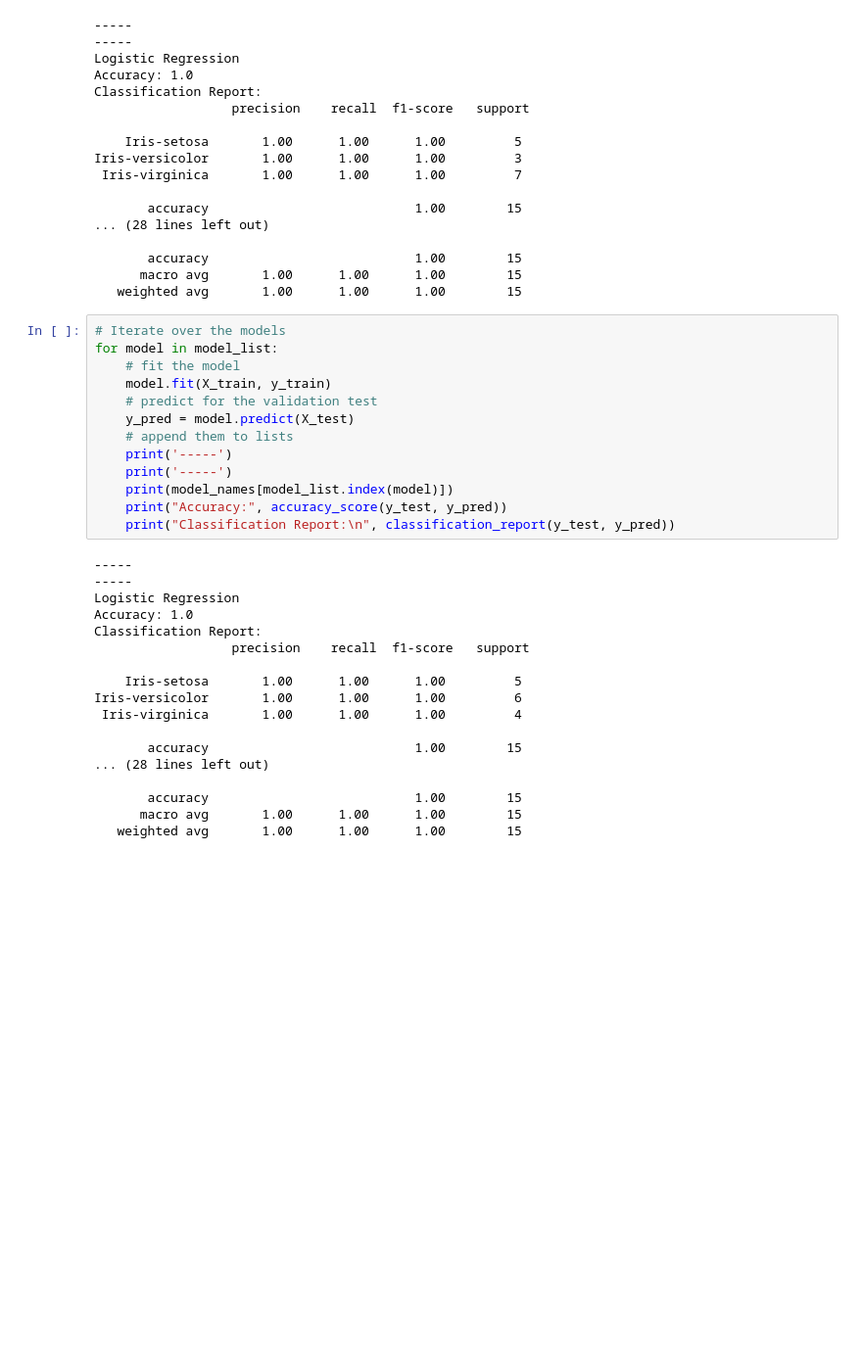
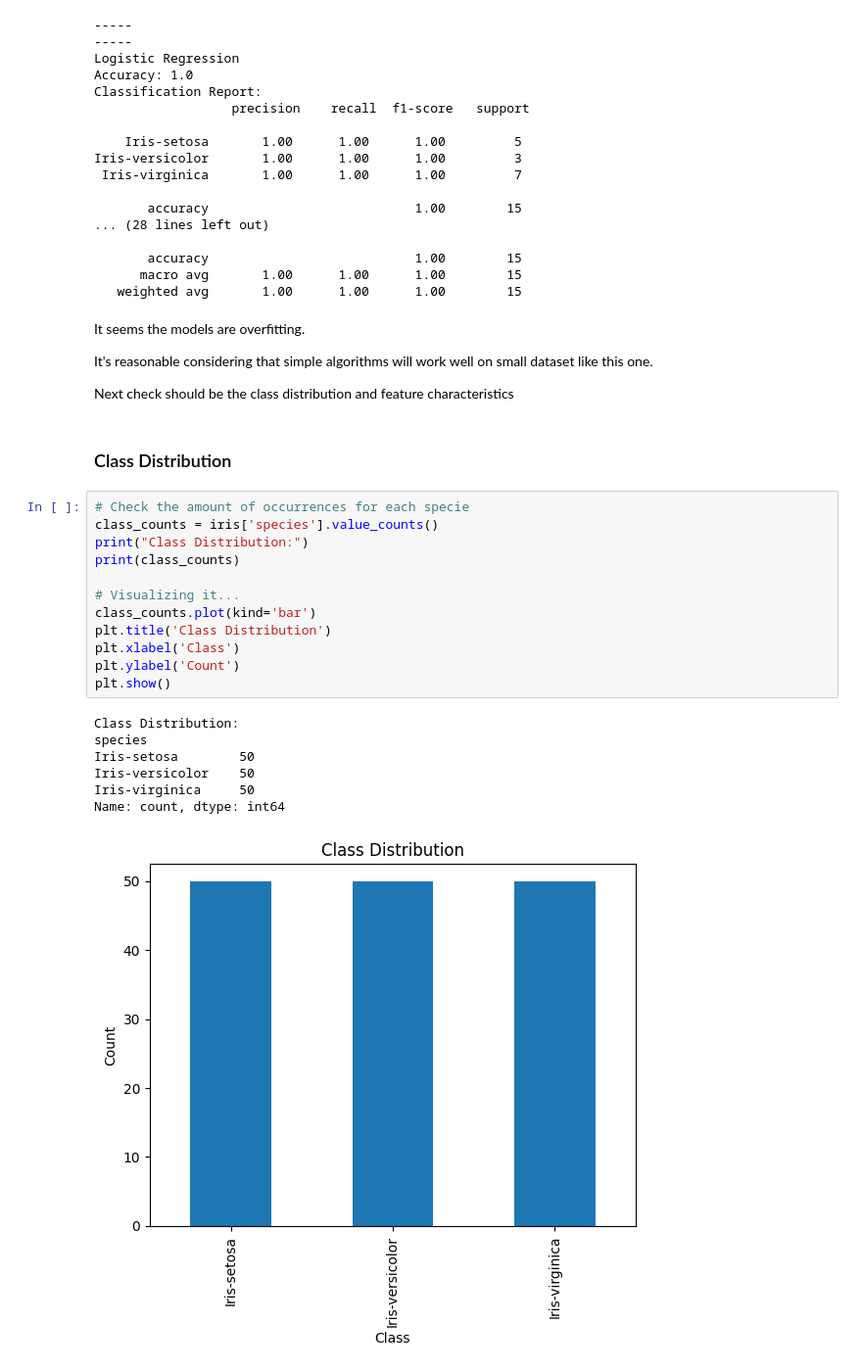
Before and after one commit to JoshuaPaul-lasisi/Iris-Flower-Classification, a Jupyter notebook: notebook.ipynb, the cells around one changed output. Shown at 98% size. Drawn from its saved outputs; the diff is of its cells as text; blank space fills up the shorter version.

Commit message:
feature/class_distribution_checks

```diff
--- a/notebook.ipynb
+++ b/notebook.ipynb
@@ -121,34 +121,31 @@ Iris-versicolor       1.00      1.00      1.00         3
        accuracy                           1.00        15
       macro avg       1.00      1.00      1.00        15
    weighted avg       1.00      1.00      1.00        15
-# %%
-# Iterate over the models
-for model in model_list:
-    # fit the model
-    model.fit(X_train, y_train)
-    # predict for the validation test
-    y_pred = model.predict(X_test)
-    # append them to lists
-    print('-----')
-    print('-----')
-    print(model_names[model_list.index(model)])
-    print("Accuracy:", accuracy_score(y_test, y_pred))
-    print("Classification Report:\n", classification_report(y_test, y_pred))
-# %% [output]
------
------
-Logistic Regression
-Accuracy: 1.0
-Classification Report:
-                  precision    recall  f1-score   support
-
-    Iris-setosa       1.00      1.00      1.00         5
-Iris-versicolor       1.00      1.00      1.00         6
- Iris-virginica       1.00      1.00      1.00         4
-
-       accuracy                           1.00        15
-... (28 lines left out)
-
-       accuracy                           1.00        15
-      macro avg       1.00      1.00      1.00        15
-   weighted avg       1.00      1.00      1.00        15
+# %% [markdown]
+It seems the models are overfitting.
+
+It's reasonable considering that simple algorithms will work well on small dataset like this one.
+
+Next check should be the class distribution and feature characteristics
+# %% [markdown]
+### Class Distribution
+# %%
+# Check the amount of occurrences for each specie
+class_counts = iris['species'].value_counts()
+print("Class Distribution:")
+print(class_counts)
+
+# Visualizing it...
+class_counts.plot(kind='bar')
+plt.title('Class Distribution')
+plt.xlabel('Class')
+plt.ylabel('Count')
+plt.show()
+# %% [output]
+Class Distribution:
+species
+Iris-setosa        50
+Iris-versicolor    50
+Iris-virginica     50
+Name: count, dtype: int64
+[figure, added]
```
Also changed, not shown: parts of 7 cells of this notebook.
